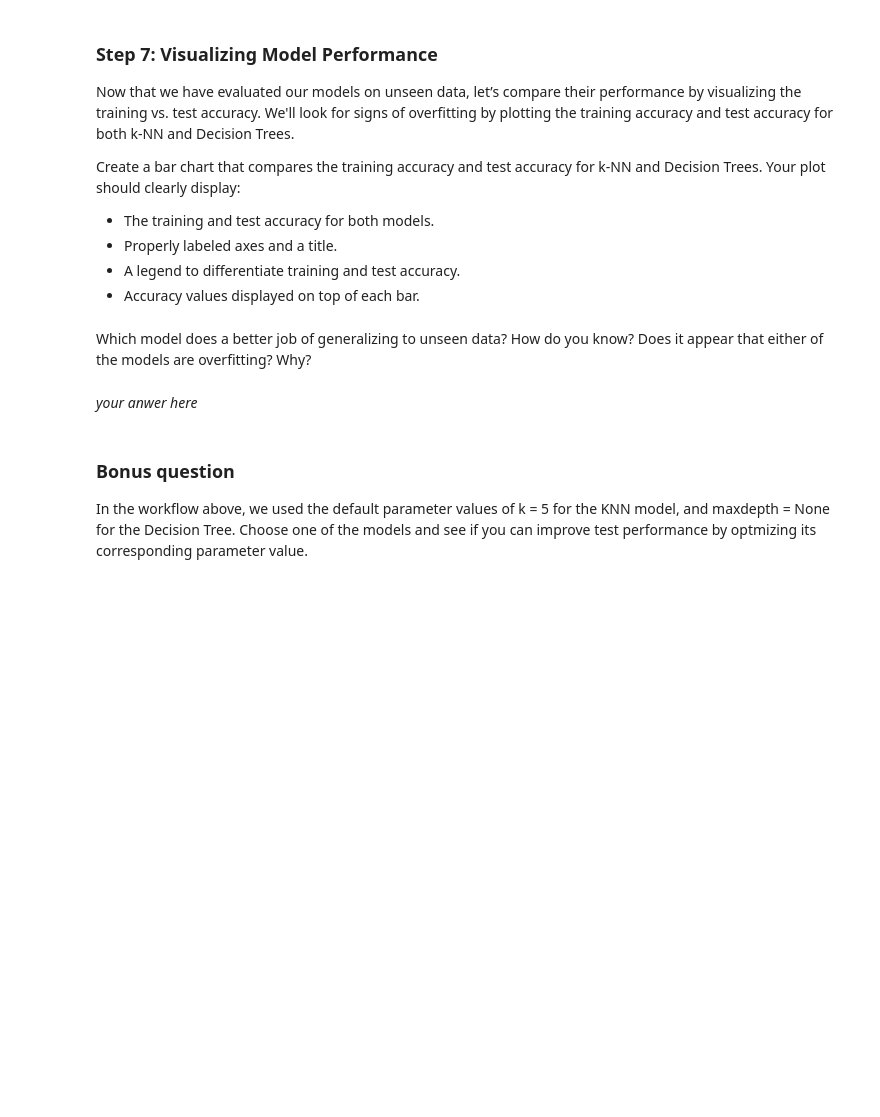
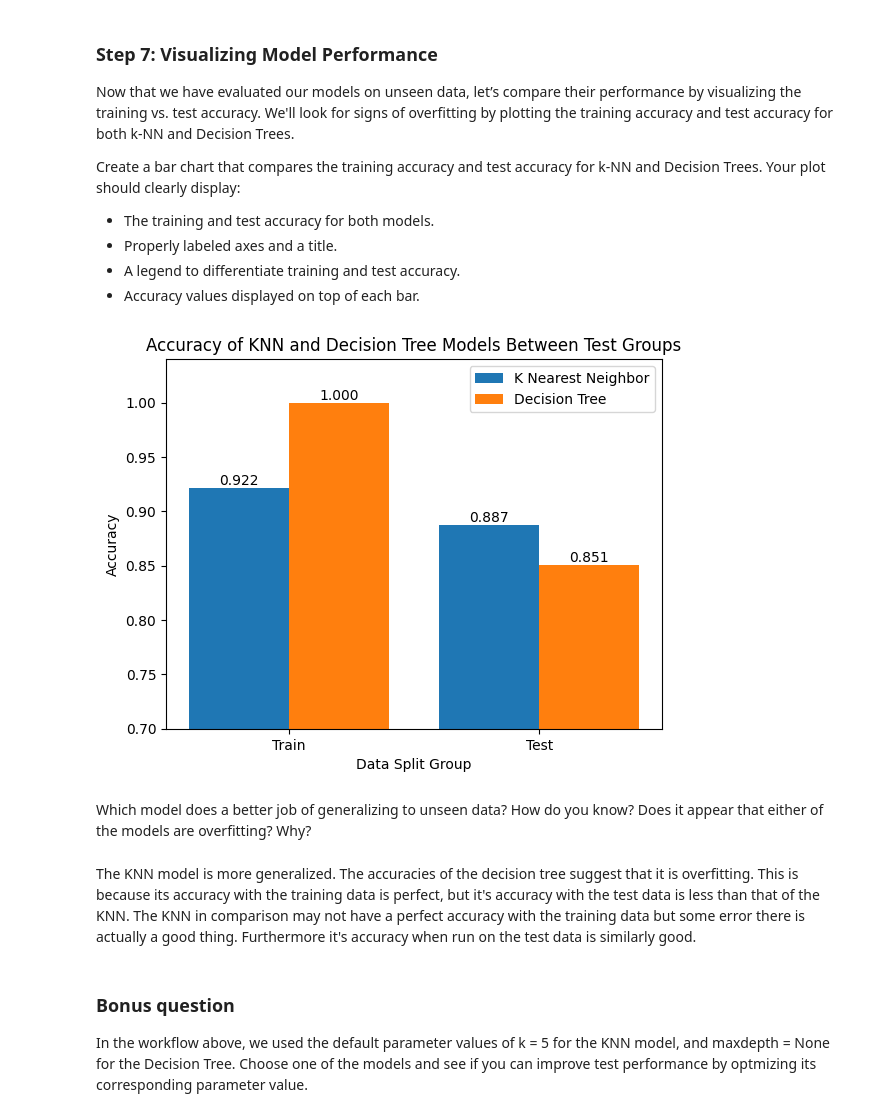
Before and after one commit to silkieMoth/EDS232-labs, a Jupyter notebook: Week4/lab4-spotify.ipynb, the cells around one changed output. Saved outputs shown, nothing was run; the diff lists cells and outputs as text; code cells hidden in the pictures; blank space fills up the shorter version.

```diff
--- a/Week4/lab4-spotify.ipynb
+++ b/Week4/lab4-spotify.ipynb
@@ -151,16 +172,16 @@ y_encoded =
 Good, now we'll do our data splitting and scaling.  Let's go with an 80/20 split this time.
 # %%
 # Split data into 80% train and 20% test
-X_train, X_test, y_train, y_test =
+X_train, X_test, y_train, y_test = train_test_split(X, y_encoded, test_size = 0.20, random_state = 42)
 
 # Initialize the scaler
-scaler =
+scaler = StandardScaler()
 
 # Fit and transform only the training set
-X_train_scaled =
+X_train_scaled = scaler.fit_transform(X_train)
 
 # Use the same scaler to transform the test set
-X_test_scaled =
+X_test_scaled = scaler.transform(X_test)
 # %% [markdown]
 ### Step 5: Train the models
 OK, now it's time to build our models and assess the training accuracy. We'll use the default of k = 5 for the KNN model.
@@ -186,11 +213,13 @@ dt_train_accuracy =
 OK, now let's go ahead and predict on the test data to see how well our models do at predicting the genre of unseen tracks.
 # %%
 # Make predictions
-knn_pred =
-dt_pred =
+knn_pred = knn_fit.predict(X_test_scaled)
+dt_pred = dt_fit.predict(X_test_scaled)
 
 # Evaluate prediction accuracy
-knn_accuracy =
-dt_accuracy =
+knn_accuracy = accuracy_score(y_test, knn_pred)
+dt_accuracy =  accuracy_score(y_test, dt_pred)
 
 #Print prediction accuracy for both models
+print(f'K nearest neighbor model accuracy: {knn_accuracy:.3f}')
+print(f'Decision tree model accuracy: {dt_accuracy:.3f}')
@@ -204,11 +236,37 @@ Create a bar chart that compares the training accuracy and test accuracy for k-N
 - Properly labeled axes and a title.
 - A legend to differentiate training and test accuracy.
 - Accuracy values displayed on top of each bar.
+# %%
+x = ['Train', 'Test'] # init x labels
+knn_vals = [knn_train_accuracy, knn_accuracy]
+dt_vals = [dt_train_accuracy, dt_accuracy]
+
+# array of two values, 0 and 1
+x_axis = np.arange(len(x))
+
+# plot KNN and DT accuracies side by side for taining and test
+knn_bar = plt.bar(x_axis - 0.2, knn_vals, 0.4, label = 'K Nearest Neighbor')
+dt_bar = plt.bar(x_axis + 0.2, dt_vals, 0.4, label = 'Decision Tree')
+
+plt.xticks(x_axis, x) # set x labels
+plt.xlabel('Data Split Group')
+plt.ylabel('Accuracy')
+plt.title('Accuracy of KNN and Decision Tree Models Between Test Groups')
+plt.ylim([0.7, 1.04])
+plt.legend()
+
+# set accuracy values over bars
+plt.bar_label(knn_bar, fmt = '%.3f')
+plt.bar_label(dt_bar, fmt = '%.3f')
+
+plt.show()
+# %% [output]
+[figure, added]
 # %% [markdown]
 Which model does a better job of generalizing to unseen data? How do you know?
 Does it appear that either of the models are overfitting? Why?
 # %% [markdown]
-*your anwer here*
+The KNN model is more generalized. The accuracies of the decision tree suggest that it is overfitting. This is because its accuracy with the training data is perfect, but it's accuracy with the test data is less than that of the KNN. The KNN in comparison may not have a perfect accuracy with the training data but some error there is actually a good thing. Furthermore it's accuracy when run on the test data is similarly good.
 # %% [markdown]
 ### Bonus question
 In the workflow above, we used the default parameter values of k = 5 for the KNN model, and maxdepth = None for the Decision Tree. Choose one of the models and see if you can improve test performance by optmizing its corresponding parameter value.
```
Also changed, not shown: parts of 13 cells of this notebook, 1 other file.
